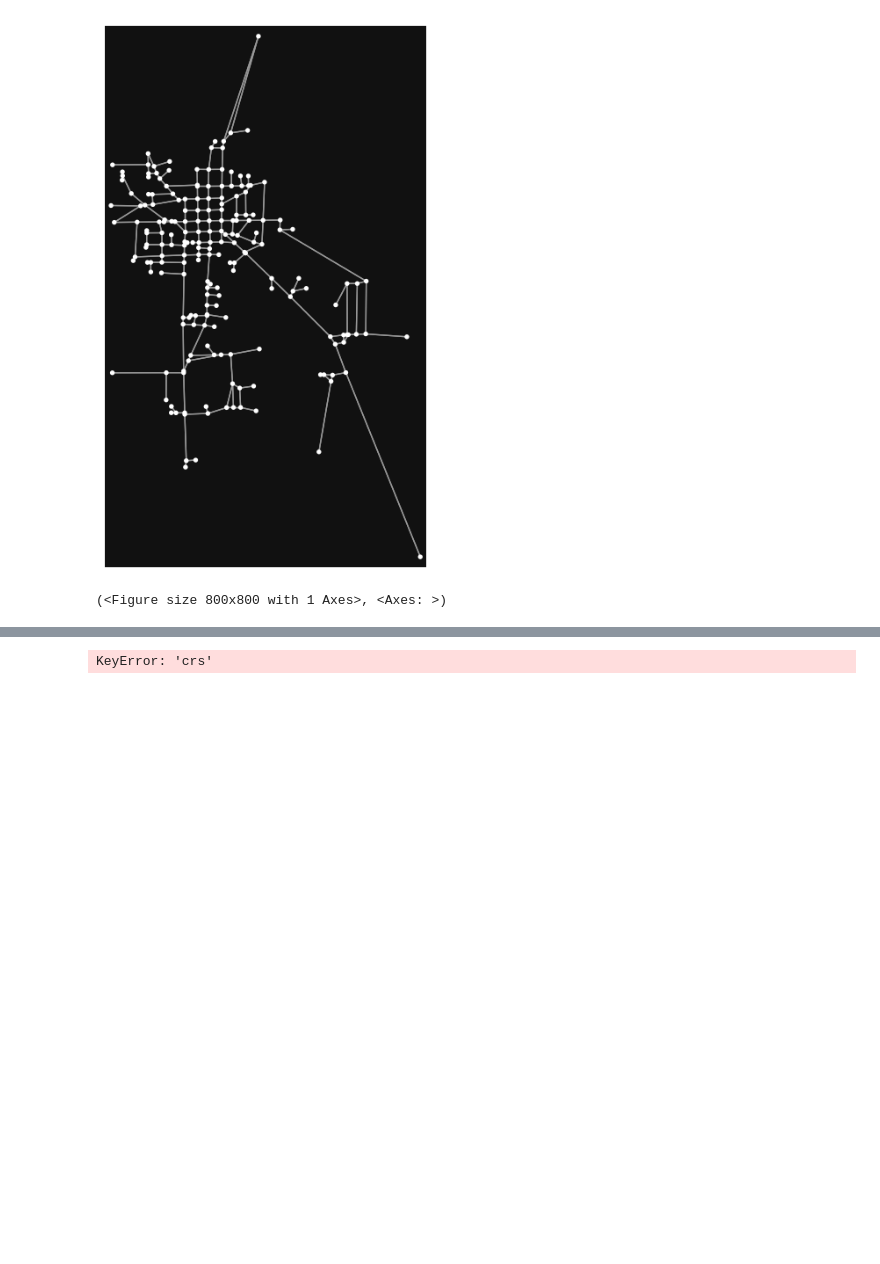
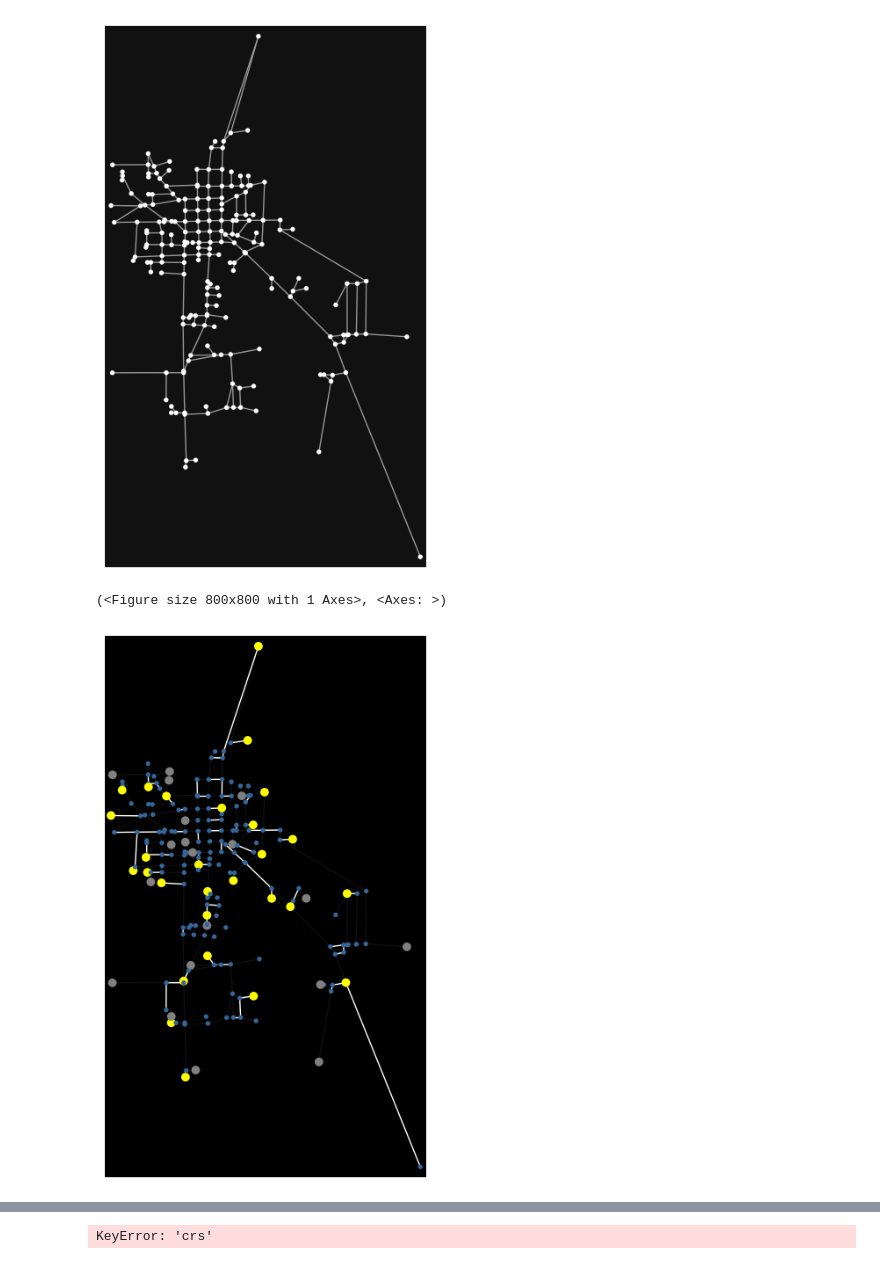
Before and after one commit to matt-banschbach/CMOR492-DWS, a Jupyter notebook: visualization/visual_sandbox.ipynb, the cells around one changed output, grey strips where cells are left out. Saved outputs shown, nothing was run; the diff lists cells and outputs as text; code cells hidden in the pictures; blank space fills up the shorter version.

Commit message:
Tested plotting on model outputs (uh-oh!)

```diff
--- a/visualization/visual_sandbox.ipynb
+++ b/visualization/visual_sandbox.ipynb
@@ -61,0 +96,2 @@ Duplicate edge 1 excluded
+# %%
+G = remove_duplicate_edges(G0, print_exclusions=True)
@@ -61,0 +116,3 @@ Duplicate edge 1 excluded
+# %%
+
+source_nodes, treatment_nodes = source_treatment(G)
@@ -69,3 +128,40 @@ ox.plot_graph(G_digraph)
 # %% [output]
 [figure]
 (<Figure size 800x800 with 1 Axes>, <Axes: >)
+# %%
+with open("solutions\\y_sol_period_0.json", "r") as f:
+    y_sol_0 = {ast.literal_eval(key): value for key, value in json.load(f).items()}
+
+with open("solutions\\z_sol_period_0.json", "r") as f:
+    z_sol_0 = {ast.literal_eval(key): value for key, value in json.load(f).items()}
+
+with open("solutions\\y_sol_period_1.json", "r") as f:
+    y_sol_1 = {ast.literal_eval(key): value for key, value in json.load(f).items()}
+
+with open("solutions\\z_sol_period_1.json", "r") as f:
+    z_sol_1 = {ast.literal_eval(key): value for key, value in json.load(f).items()}
+# %%
+def plot_pipe_network(graph, treatment_nodes, source_nodes, selected_treatment_centers, selected_edges):
+    node_colors = []
+    for node in graph.nodes:
+        if node in treatment_nodes:
+            if selected_treatment_centers[node] == 1:
+                node_colors.append("yellow") # Node is a treatment node and is selected by model
+            else:
+                node_colors.append("gray") # Node is a treatment node but was not selected
+        elif node in source_nodes:
+            node_colors.append("#336699")
+        else: # Uh-oh! All nodes should be either a treatment node or a source node.
+            node_colors.append("magenta")
+
+    edge_colors = ['white' if selected_edges[*e] == 1 else "#101010" for e in graph.edges(data=False)]
+
+    # node_colors = ['r' if node in treatment_nodes else '#336699' for node in G.nodes()]
+
+    node_sizes = [50 if node in treatment_nodes else 15 for node in graph.nodes]
+
+    ox.plot_graph(G, node_color=node_colors, node_size=node_sizes, edge_color=edge_colors, edge_linewidth=1, bgcolor="#000000")
+# %%
+plot_pipe_network(G, treatment_nodes, source_nodes, y_sol_0, z_sol_0)
+# %% [output]
+[figure, added]
```
Also changed, not shown: parts of 13 cells of this notebook, 17 other files.
